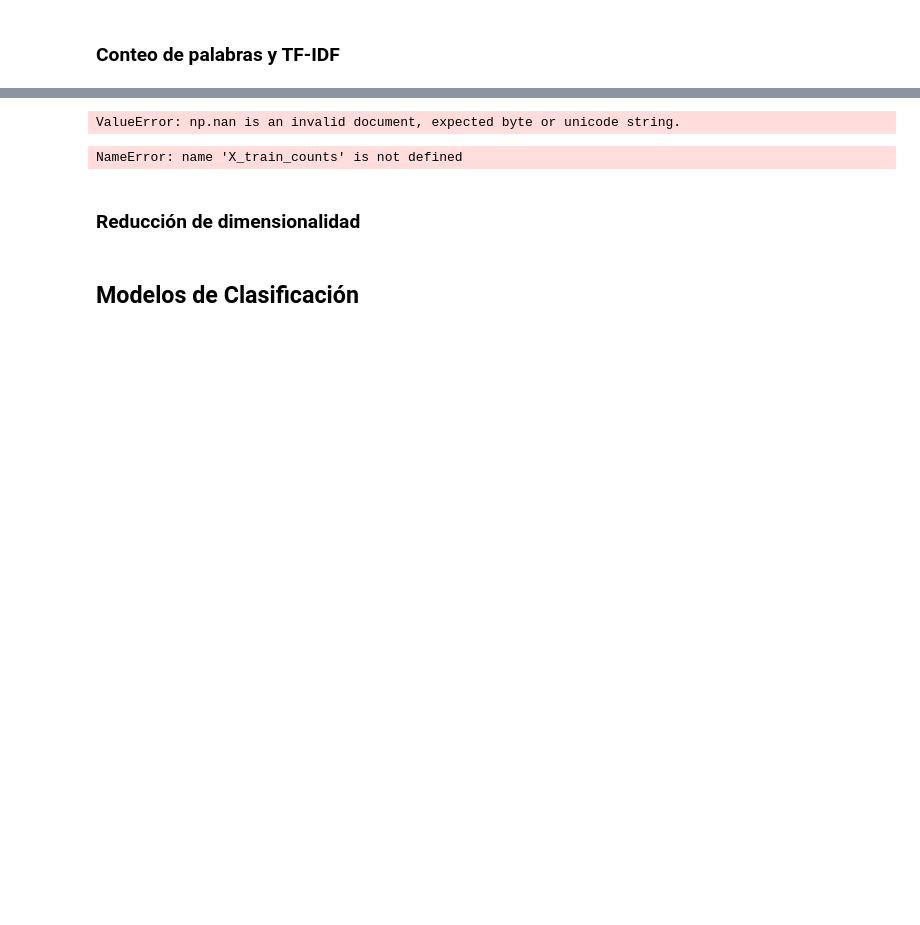
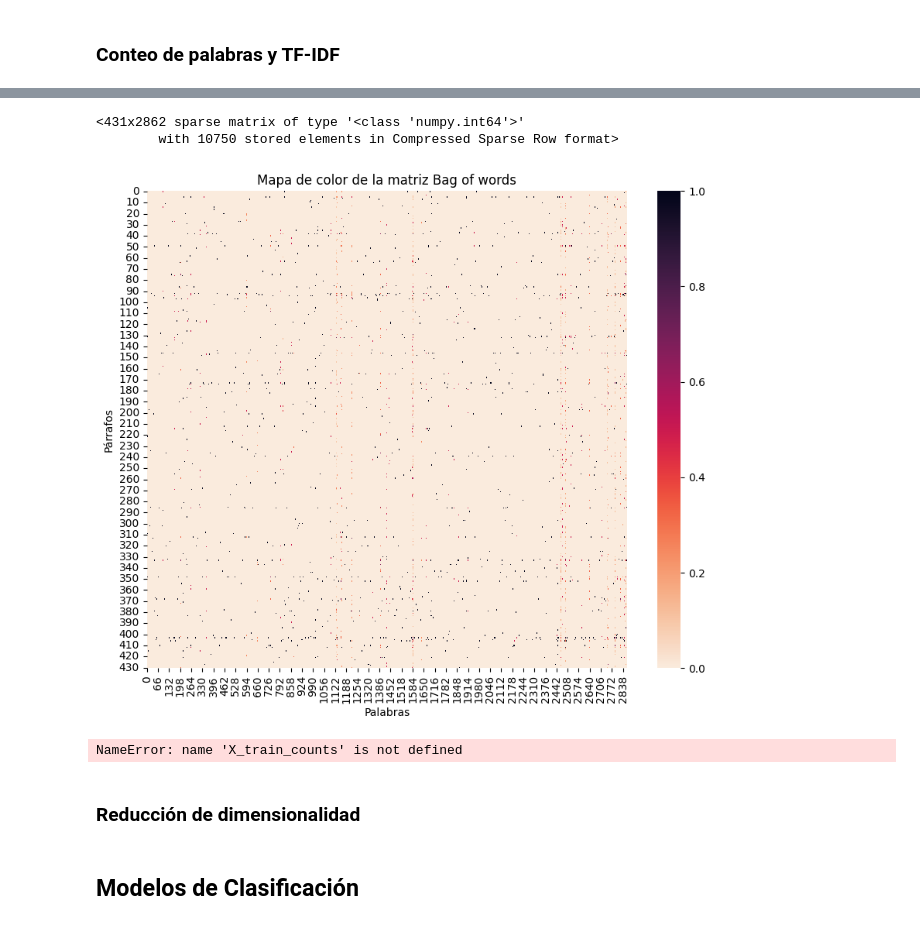
Before and after one commit to lupish/introcd_grupo_17, a Jupyter notebook: Tarea_2/shakespeare_tarea_2.ipynb, the cells around one changed output, grey strips where cells are left out. Cells and saved outputs as stored; diff of their text form; code cells hidden in the pictures; blank space fills up the shorter version.

```diff
--- a/Tarea_2/shakespeare_tarea_2.ipynb
+++ b/Tarea_2/shakespeare_tarea_2.ipynb
@@ -278,9 +311,36 @@ df_dataset[df_dataset['CleanText'].isnull()]
-# %%
-count_vect = CountVectorizer(stop_words=None, ngram_range=(1,1))
-X_train_counts = count_vect.fit_transform(X_train)
-X_train_counts
-# %% [output]
-ValueError: np.nan is an invalid document, expected byte or unicode string.
+# %%
+# Parte 1.3. Transforme el texto de entrenamiento en la representacion de bag or words
+count_vect = CountVectorizer(stop_words=None, ngram_range=(1,1))
+X_train_counts = count_vect.fit_transform(X_train)
+X_train_counts # frecuencia de cada palabra del conjunto de entrenamiento
+# Fila = párrafo de la obra, la cantidad de filas es len(X_train)
+# Columna = palabra, la cantidad de columnas es la cantidad de palabras unicas en X_train
+# Celda = cantidad de veces que aparece la palabra en el párrafo
+# La matriz es dispersa porque tenemos muchas celdas en cero ya que hay muchas mas palabras que parrafos, y seguro son muchas las palabras que no estan en un parrafo
+# %% [output]
+<431x2862 sparse matrix of type '<class 'numpy.int64'>'
+        with 10750 stored elements in Compressed Sparse Row format>
+# %%
+# graficar la matriz de bag of words
+
+# normalizar los valores de la matriz
+dense_matrix = X_train_counts.toarray()
+scaler = MinMaxScaler()
+normalized_matrix = scaler.fit_transform(dense_matrix)
+
+# heatmap
+plt.figure(figsize=(10, 8))
+cmap = sb.color_palette("rocket_r", as_cmap=True)
+sb.heatmap(normalized_matrix, cmap=cmap)
+
+plt.title("Mapa de color de la matriz Bag of words")
+plt.xlabel("Palabras")
+plt.ylabel("Párrafos")
+
+# Mostrar el mapa de calor
+plt.show()
+# %% [output]
+[figure, added]
 # %%
 tf_idf = TfidfTransformer(use_idf=False)
 X_train_tf = tf_idf.fit_transform(X_train_counts)
```
Also changed, not shown: parts of 10 cells of this notebook.
